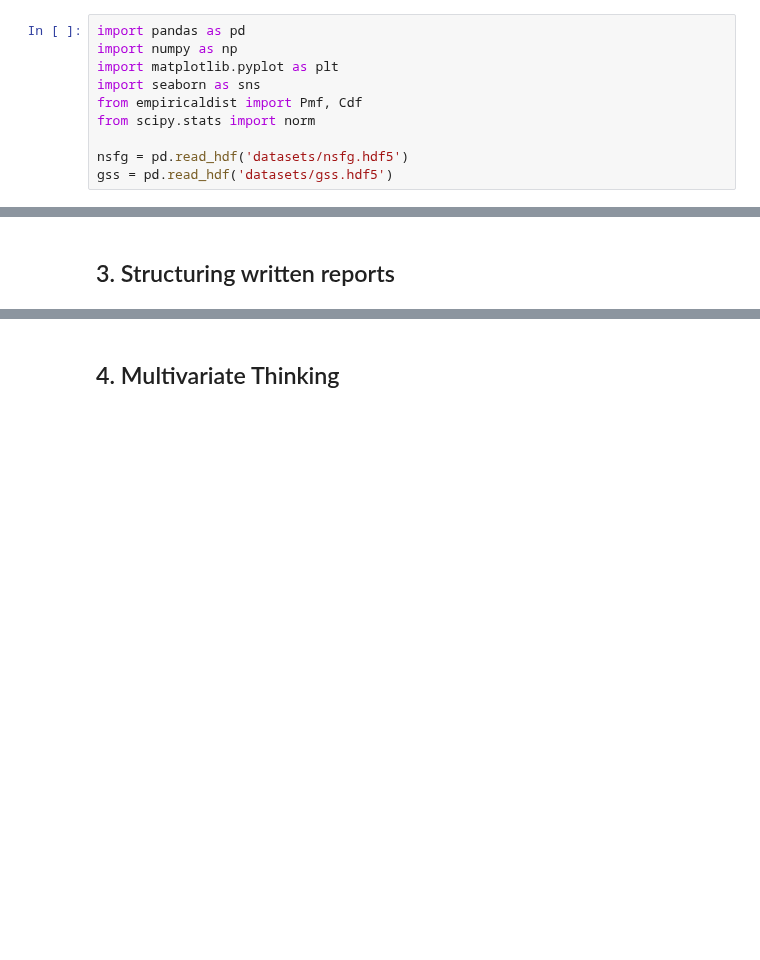
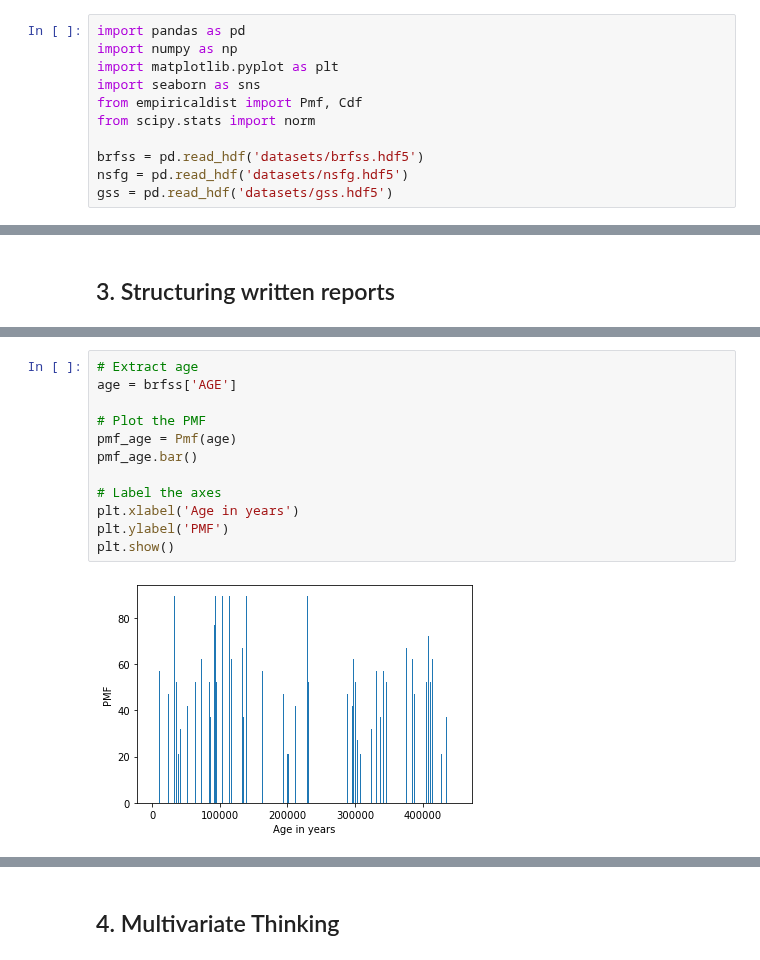
Before and after one commit to pedrogrigorio/DataCamp-Python-Data-Science-Track, a Jupyter notebook: 17-Exploratory_Data_Analysis_in_Python/notebook.ipynb, the cells around one changed output, grey strips where cells are left out. Cells and saved outputs as stored; diff of their text form; blank space fills up the shorter version.

```diff
--- a/17-Exploratory_Data_Analysis_in_Python/notebook.ipynb
+++ b/17-Exploratory_Data_Analysis_in_Python/notebook.ipynb
@@ -10,6 +10,7 @@ import seaborn as sns
 from empiricaldist import Pmf, Cdf
 from scipy.stats import norm
 
+brfss = pd.read_hdf('datasets/brfss.hdf5')
 nsfg = pd.read_hdf('datasets/nsfg.hdf5')
 gss = pd.read_hdf('datasets/gss.hdf5')
 # %% [markdown]
@@ -380,0 +389,14 @@ plt.show()
+# %%
+# Extract age
+age = brfss['AGE']
+
+# Plot the PMF
+pmf_age = Pmf(age)
+pmf_age.bar()
+
+# Label the axes
+plt.xlabel('Age in years')
+plt.ylabel('PMF')
+plt.show()
+# %% [output]
+[figure, added]
```
Also changed, not shown: parts of 5 cells of this notebook.
